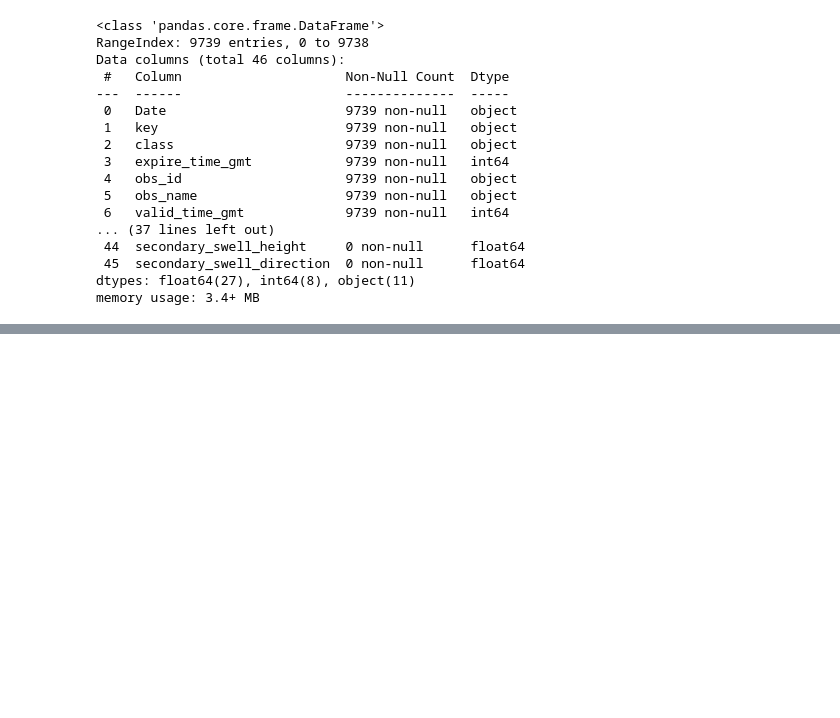
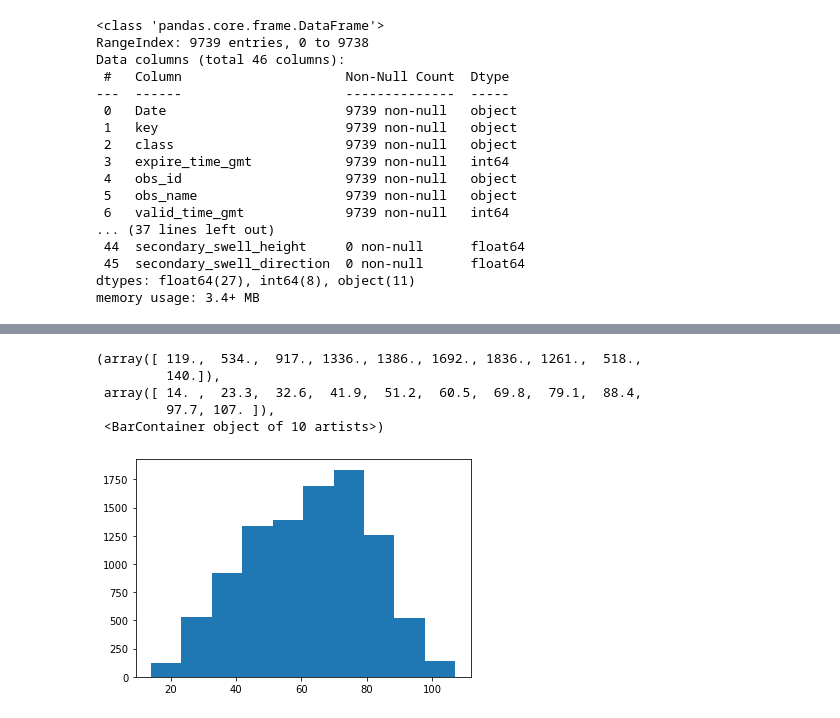
Before and after one commit to NSS-Data-Analytics-Cohort-7/wego-data-world-problems, a Jupyter notebook: notebook/Untitled.ipynb, the cells around one changed output, grey strips where cells are left out. Saved outputs shown, nothing was run; the diff lists cells and outputs as text; code cells hidden in the pictures; blank space fills up the shorter version.

```diff
--- a/notebook/Untitled.ipynb
+++ b/notebook/Untitled.ipynb
@@ -108,0 +170,9 @@ memory usage: 3.4+ MB
+# %%
+plt.hist(weather['heat_index'])
+# %% [output]
+(array([ 119.,  534.,  917., 1336., 1386., 1692., 1836., 1261.,  518.,
+         140.]),
+ array([ 14. ,  23.3,  32.6,  41.9,  51.2,  60.5,  69.8,  79.1,  88.4,
+         97.7, 107. ]),
+ <BarContainer object of 10 artists>)
+[figure, added]
```
Also changed, not shown: parts of 22 cells of this notebook.
